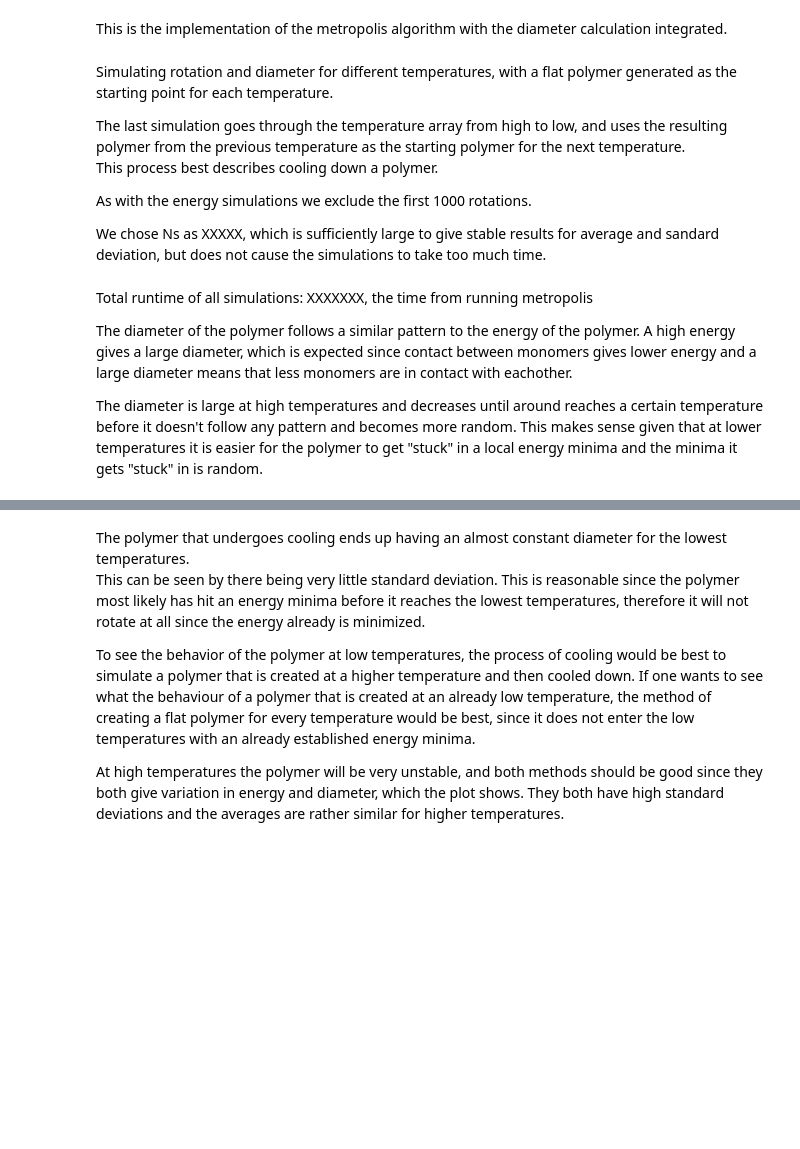
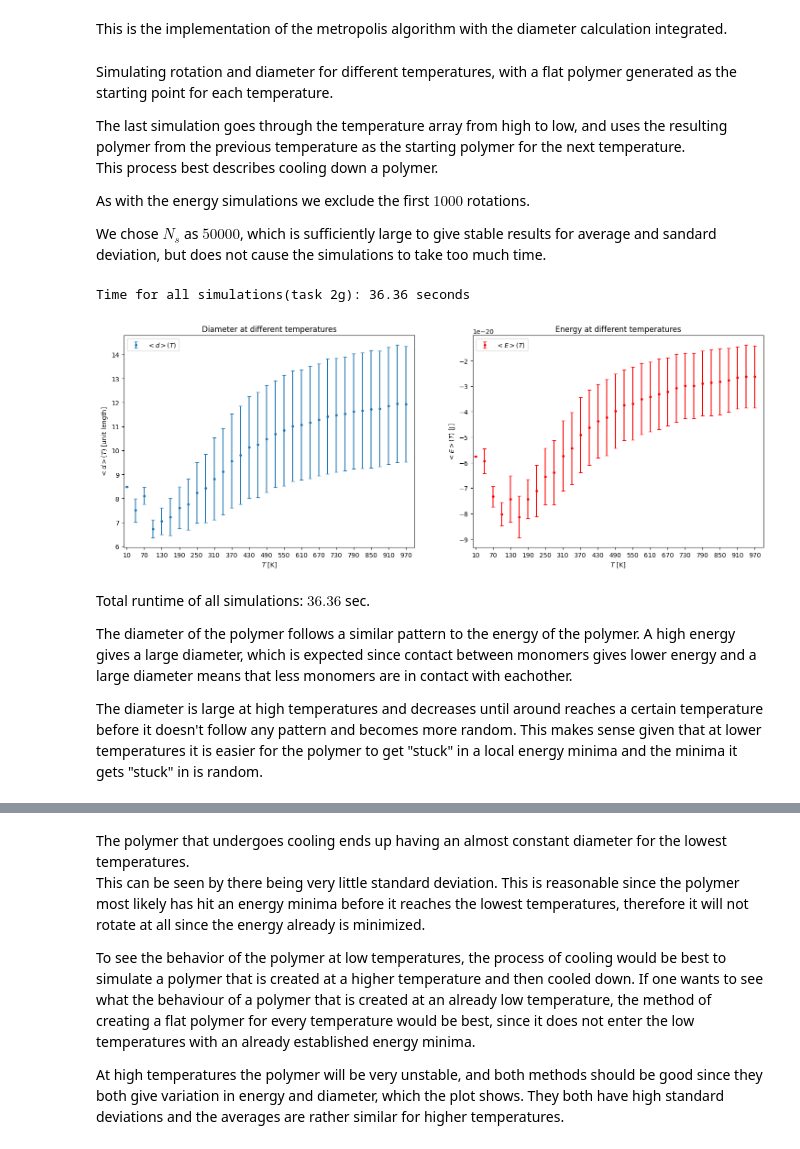
Before and after one commit to tncrdk/Biofysikk-prosjekt, a Jupyter notebook: Aakre_Djupvik_Jakobsen.ipynb, the cells around one changed output, grey strips where cells are left out. Drawn from its saved outputs; the diff is of its cells as text; code cells hidden in the pictures; blank space fills up the shorter version.

```diff
--- a/Aakre_Djupvik_Jakobsen.ipynb
+++ b/Aakre_Djupvik_Jakobsen.ipynb
@@ -1067,7 +1102,7 @@ Let us take a closer look at $T = 70$ K by running $10$ simulations at this temp
 T = 70
 num_simulations = 10
 N = 30
-Ns = 50000
+Ns = 5000
 V = gen_V_matrix(N, fill_value=-4e-21)
 
 # Preparing array
@@ -1178,9 +1215,9 @@ Simulating rotation and diameter for different temperatures, with a flat polymer
 The last simulation goes through the temperature array from high to low, and uses the resulting polymer from the previous temperature as the starting polymer for the next temperature.
 This process best describes cooling down a polymer.
 
-As with the energy simulations we exclude the first 1000 rotations.
+As with the energy simulations we exclude the first $1000$ rotations.
 
-We chose Ns as XXXXX, which is sufficiently large to give stable results for average and sandard deviation, but does not cause the simulations to take too much time.
+We chose $N_s$ as $50000$, which is sufficiently large to give stable results for average and sandard deviation, but does not cause the simulations to take too much time.
 # %%
 # Defining constants
 T_interval = np.arange(10, 1000, 30)
@@ -1226,6 +1263,8 @@ for i, T in enumerate(T_rep_interval): # runs metropolis for the reversed temper
 
         E_rep_mean[-i-1] = np.mean(E_array[1000:])
         E_rep_std[-i-1] = np.std(E_array[1000:])
+# %% [output]
+Time for all simulations(task 2g): 36.36 seconds
 # %%
 # Plotting the diameter for different temperatures.
 fig, (ax1, ax2) = plt.subplots(nrows= 1, ncols=2, figsize = (18, 6))
@@ -1240,37 +1279,39 @@ ax1.errorbar(
 )
 
 ax1.set(
-    title="Diameter different temperatures",
+    title="Diameter at different temperatures",
     xlabel="$T$ [K]",
     ylabel="$<d>(T)$ [unit length]",
     xticks=T_interval[::2],
     xlim=(0,1000)
 )
 
 ax2.errorbar(
     T_interval,
     E_mean,
     yerr=E_std,
     fmt=".",
     capsize=3,
     label=r"$<E>(T)$",
     color = "r"
 )
 
 ax2.set(
-    title="Energy different temperatures",
+    title="Energy at different temperatures",
     xlabel="$T$ [K]",
     ylabel="$<E>(T)$ [J]",
     xticks=T_interval[::2],
     xlim=(0,1000)
 )
 
 ax1.legend()
 ax2.legend()
 
 plt.show()
+# %% [output]
+[figure, added]
 # %% [markdown]
-Total runtime of all simulations: XXXXXXX, the time from running metropolis
+Total runtime of all simulations: $36.36$ sec.
 
 The diameter of the polymer follows a similar pattern to the energy of the polymer. A high energy gives a large diameter, which is expected since contact between monomers gives lower energy and a large diameter means that less monomers are in contact with eachother.
 
```
Also changed, not shown: parts of 25 cells of this notebook.
